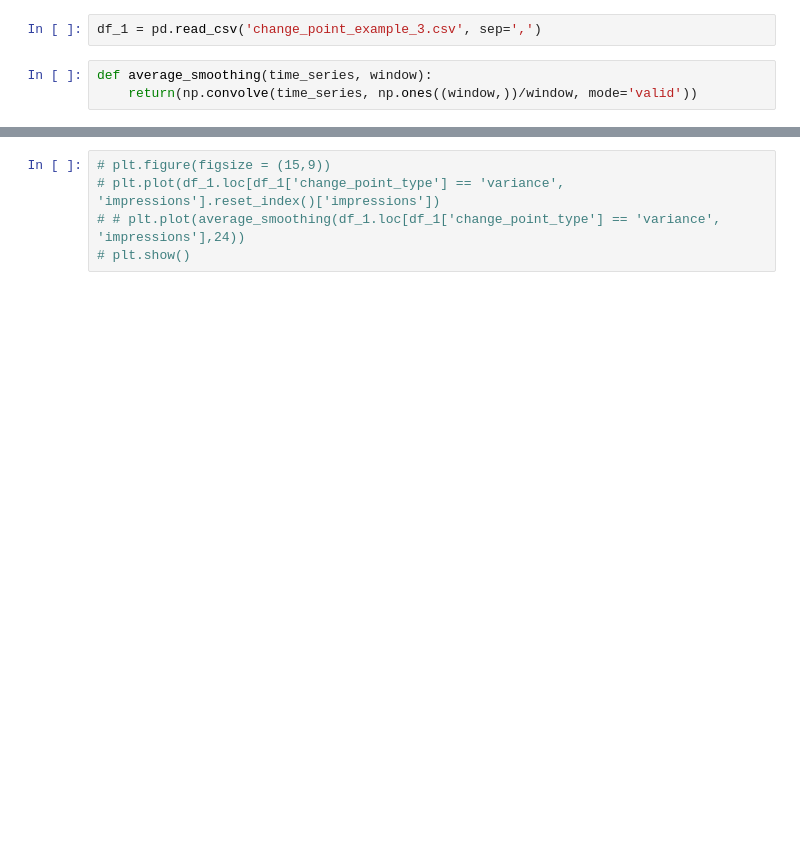
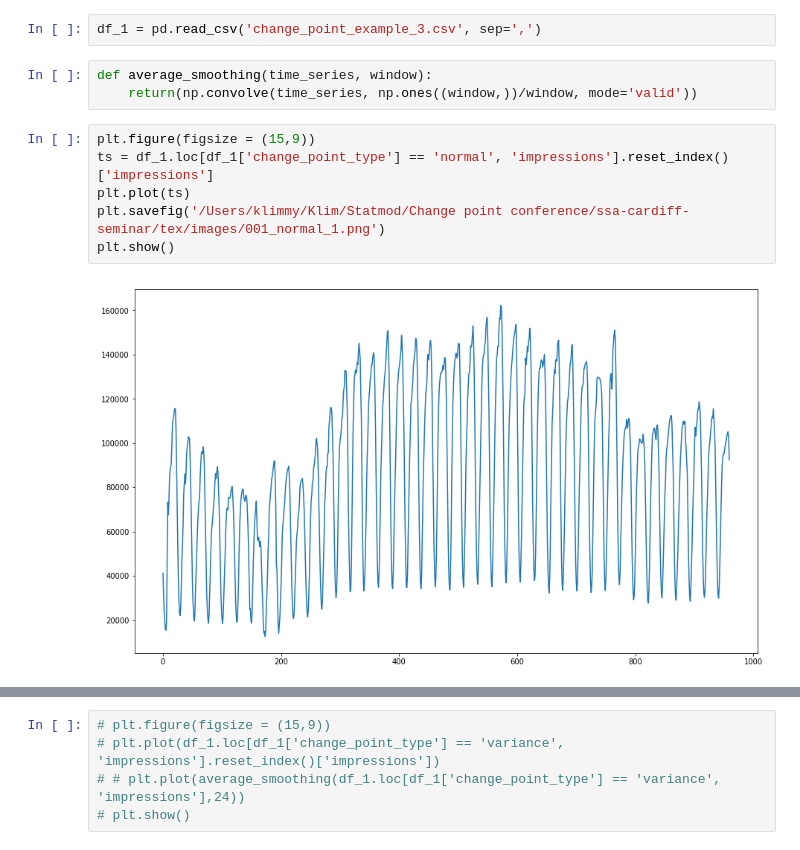
Before and after one commit to Klimmy/ssa-cardiff-seminar, a Jupyter notebook: python/Data preparation.ipynb, the cells around one changed output, grey strips where cells are left out. Cells and saved outputs as stored; diff of their text form; blank space fills up the shorter version.

Commit message:
Added graphs + case_1

```diff
--- a/python/Data preparation.ipynb
+++ b/python/Data preparation.ipynb
@@ -9,3 +11,11 @@ df_1 = pd.read_csv('change_point_example_3.csv', sep=',')
 # %%
 def average_smoothing(time_series, window):
     return(np.convolve(time_series, np.ones((window,))/window, mode='valid'))
+# %%
+plt.figure(figsize = (15,9))
+ts = df_1.loc[df_1['change_point_type'] == 'normal', 'impressions'].reset_index()['impressions']
+plt.plot(ts)
+plt.savefig('/Users/klimmy/Klim/Statmod/Change point conference/ssa-cardiff-seminar/tex/images/001_normal_1.png')
+plt.show()
+# %% [output]
+[figure, added]
```
Also changed, not shown: parts of 18 cells of this notebook.
